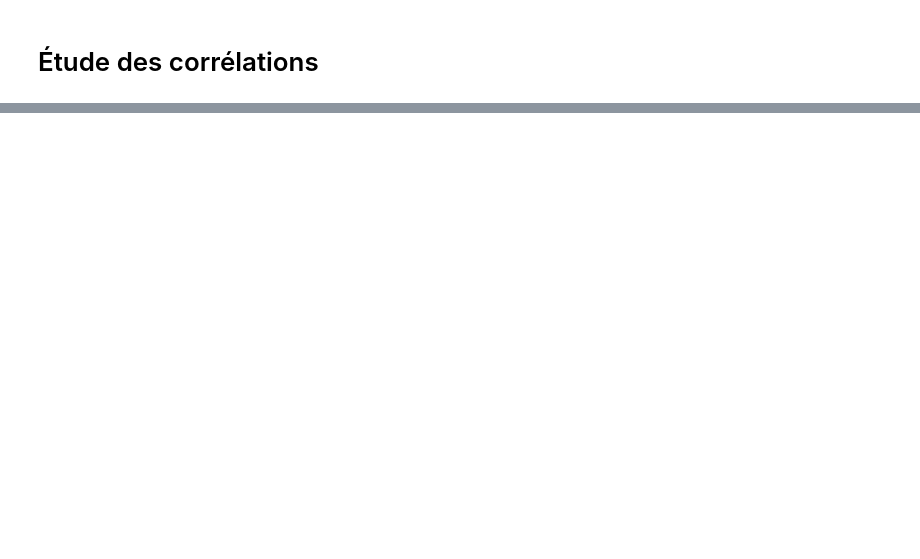
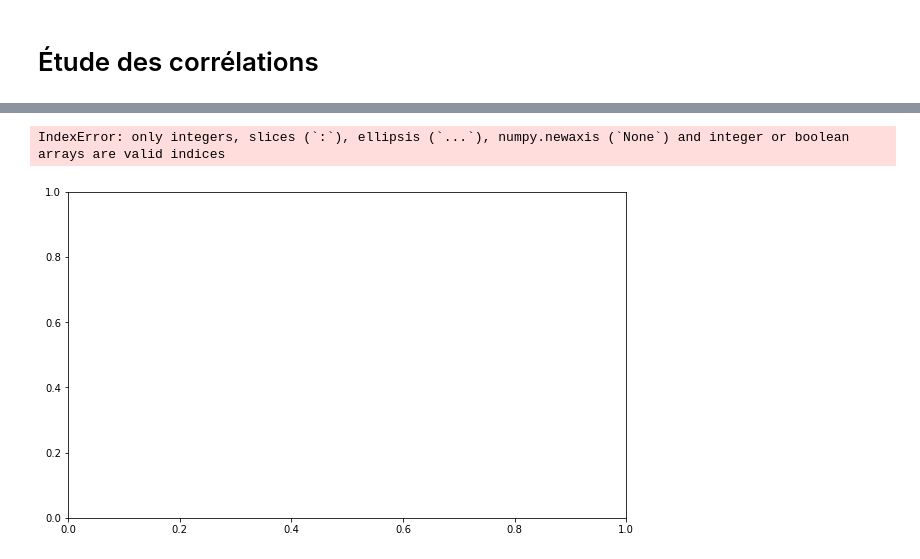
Before and after one commit to Ivanbtz9/Master2_datascience, a Jupyter notebook: Série chronologiques_Proïa/Projet_electricité/first_job.ipynb, the cells around one changed output, grey strips where cells are left out. Cells and saved outputs as stored; diff of their text form; code cells hidden in the pictures; blank space fills up the shorter version.

```diff
--- a/Série chronologiques_Proïa/Projet_electricité/first_job.ipynb
+++ b/Série chronologiques_Proïa/Projet_electricité/first_job.ipynb
@@ -105,0 +287,8 @@ On remarque qu'il y a un regain d'amplitude dans l'ACF au niveau de
+# %%
+
+
+Decomp = sm.tsa.seasonal_decompose(EDF.LOGCONSO, model='additive', period=24)  # Modèle additif
+
+plotd1 = Decomp.plot()
+plt.gcf().set_size_inches(12, 8)  # Redimensionner la figure
+plt.show()
@@ -105,0 +297,7 @@ On remarque qu'il y a un regain d'amplitude dans l'ACF au niveau de
+# %%
+Mean = EDF.LOGCONSO.mean()
+EDF["LC_res"] = EDF.LOGCONSO -Decomp.seasonal - Mean
+
+fig = px.line(EDF, x='DATE', y="LC_res", labels={'DATE': 'Date', 'LC_res': 'Résidu '})
+fig.update_layout(title="Log-consommation d'énergie du foyer centrée et sans composante périodique")
+fig.show()
@@ -105,0 +310,10 @@ On remarque qu'il y a un regain d'amplitude dans l'ACF au niveau de
+# %%
+EDF_Fb = EDF[["DATE","LOGCONSO"]]
+
+
+EDF_Fb = EDF_Fb.reset_index().rename(columns ={'DATE':"ds",'LOGCONSO':"y"} )
+
+from prophet import Prophet
+
+ModFB = Prophet(interval_width=0.95)
+ModFB.fit(EDF_Fb)
@@ -105,0 +324,11 @@ On remarque qu'il y a un regain d'amplitude dans l'ACF au niveau de
+# %%
+# On propose une périodicité mensuelle
+# On veut une prédiction sur un mois
+FutureDates = ModFB.make_future_dataframe(periods=3*24*30, freq='H')
+Pred = ModFB.predict(df=FutureDates)
+
+
+Fig = ModFB.plot(np.array(Pred))
+# %% [output]
+IndexError: only integers, slices (`:`), ellipsis (`...`), numpy.newaxis (`None`) and integer or boolean arrays are valid indices
+[figure, added]
```
Also changed, not shown: parts of 35 cells of this notebook, 5 other files.
